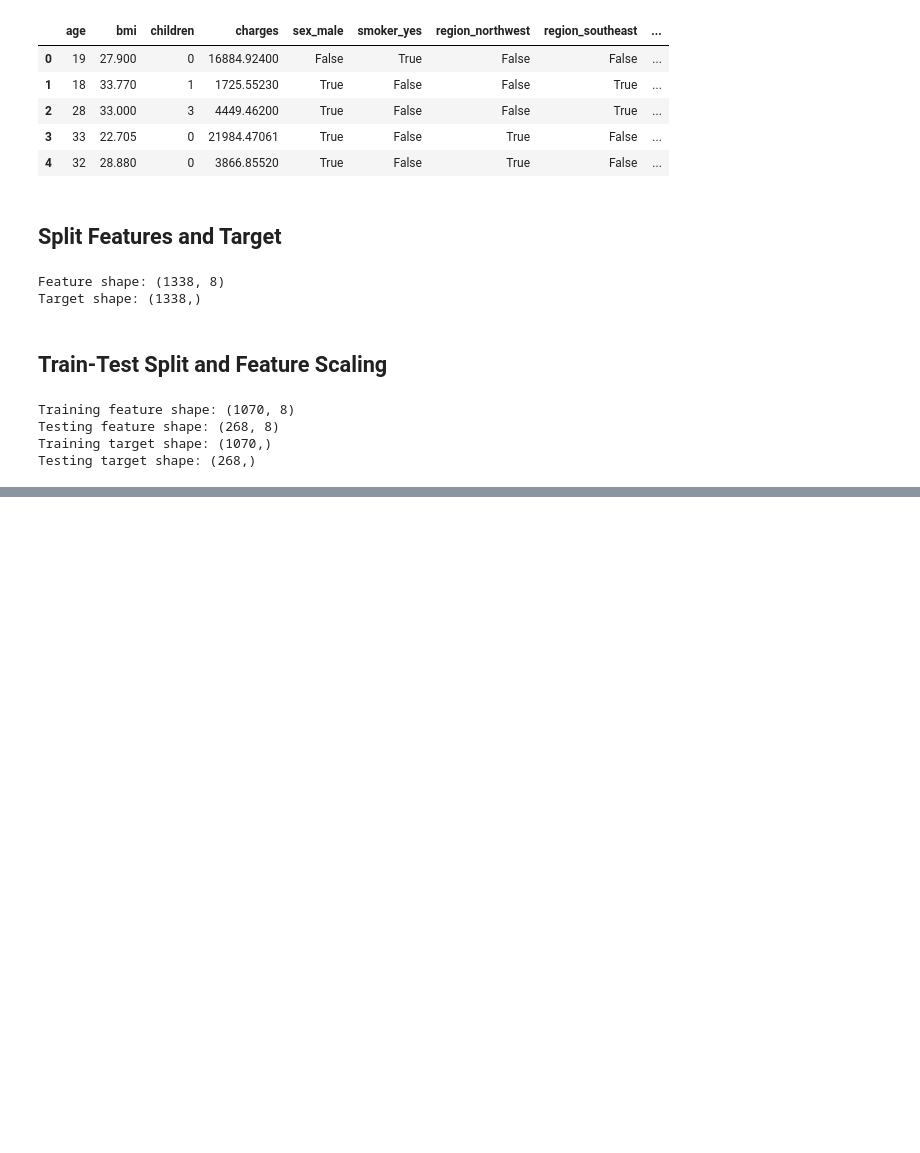
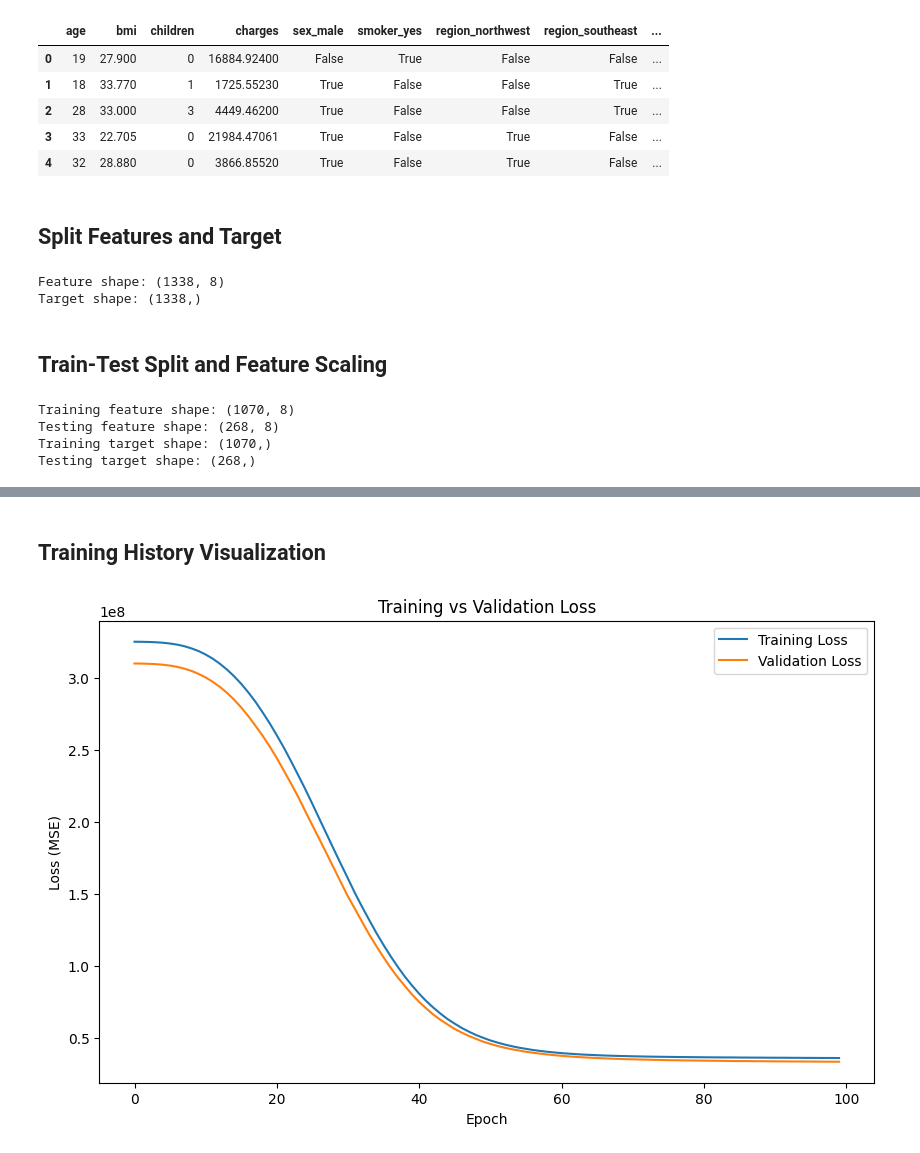
Before and after one commit to JGM-droid/Insurance_Neural_Network_Project, a Jupyter notebook: insurance_nn_project.ipynb, the cells around one changed output, grey strips where cells are left out. Saved outputs shown, nothing was run; the diff lists cells and outputs as text; code cells hidden in the pictures; blank space fills up the shorter version.

Commit message:
Completed insurance neural network project

```diff
--- a/insurance_nn_project.ipynb
+++ b/insurance_nn_project.ipynb
@@ -150,0 +153,17 @@ Testing target shape: (268,)
+# %%
+# Define baseline neural network model
+model = Sequential([
+    Dense(64, activation='relu', input_shape=(X_train_scaled.shape[1],)),
+    Dense(32, activation='relu'),
+    Dense(1)
+])
+
+# Compile model for regression
+model.compile(
+    optimizer='adam',
+    loss='mse',
+    metrics=['mae']
+)
+
+# Display model architecture
+model.summary()
@@ -150,0 +187,10 @@ Testing target shape: (268,)
+# %%
+# Train the neural network
+history = model.fit(
+    X_train_scaled,
+    y_train,
+    validation_split=0.2,
+    epochs=100,
+    batch_size=32,
+    verbose=1
+)
@@ -150,0 +257,17 @@ Testing target shape: (268,)
+# %% [markdown]
+## Training History Visualization
+# %%
+# Plot training and validation loss
+plt.figure(figsize=(10, 6))
+
+plt.plot(history.history['loss'], label='Training Loss')
+plt.plot(history.history['val_loss'], label='Validation Loss')
+
+plt.title('Training vs Validation Loss')
+plt.xlabel('Epoch')
+plt.ylabel('Loss (MSE)')
+plt.legend()
+
+plt.show()
+# %% [output]
+[figure, added]
```
Also changed, not shown: parts of 20 cells of this notebook.
